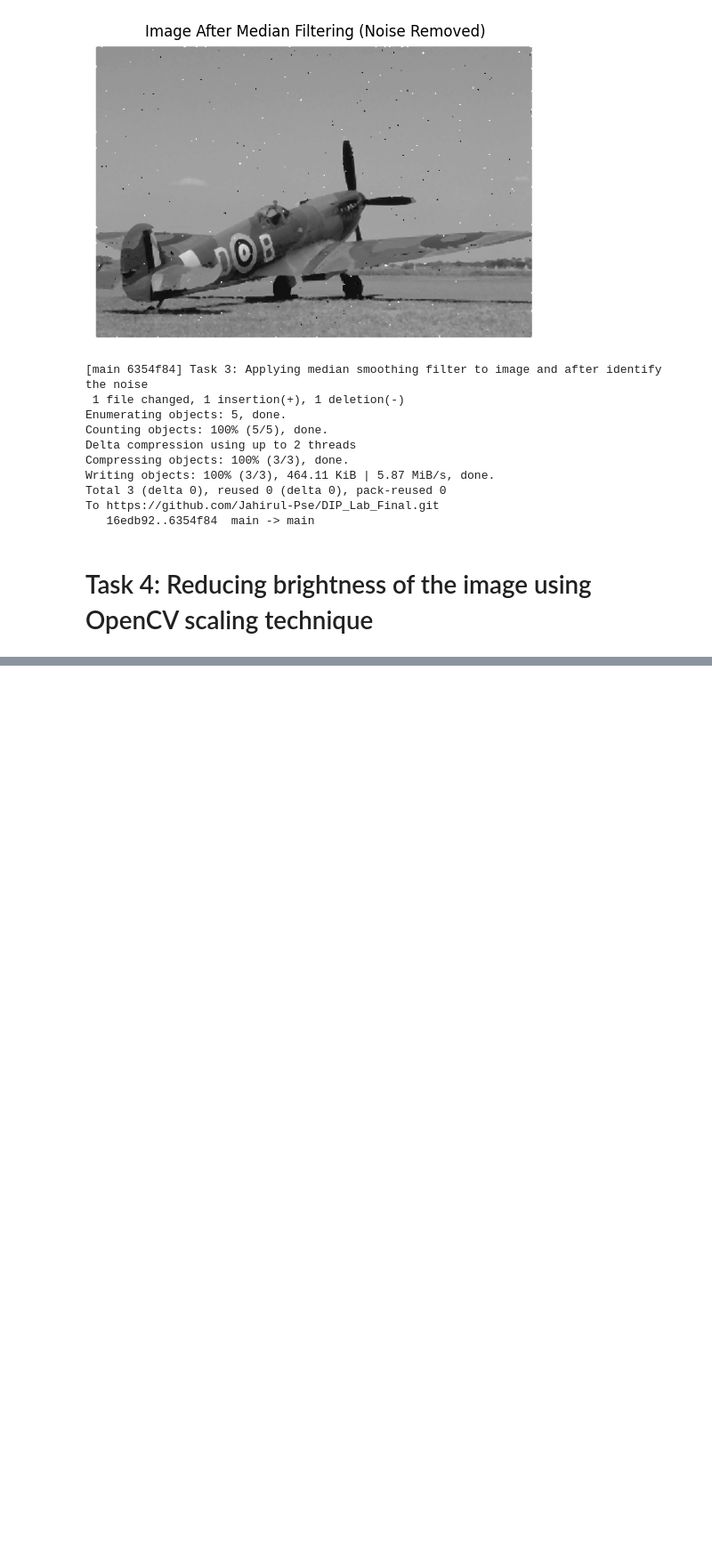
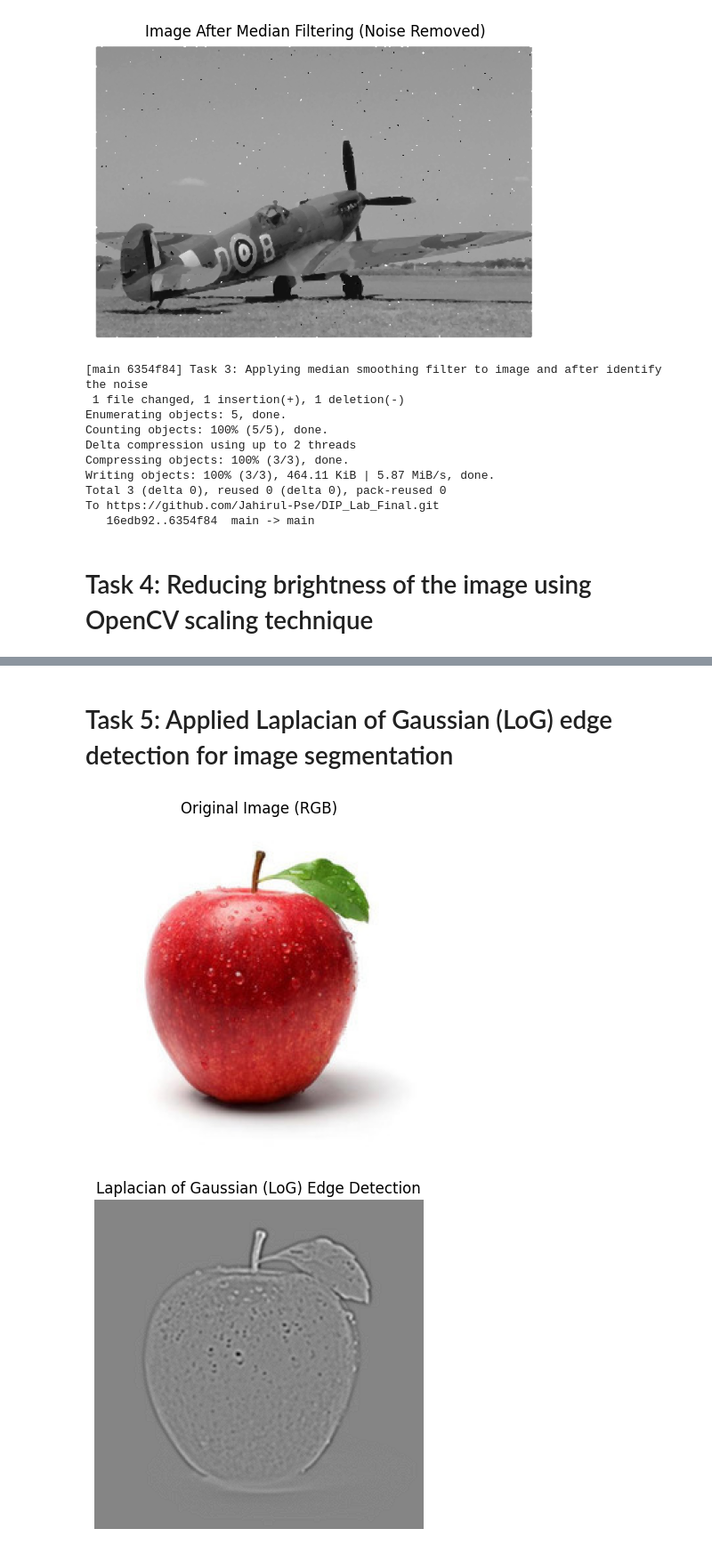
Before and after one commit to Jahirul-Pse/DIP_Lab_Final, a Jupyter notebook: LabFinal.ipynb, the cells around one changed output, grey strips where cells are left out. Shown at 89% size. Cells and saved outputs as stored; diff of their text form; code cells hidden in the pictures; blank space fills up the shorter version.

```diff
--- a/LabFinal.ipynb
+++ b/LabFinal.ipynb
@@ -259,0 +270,30 @@ plt.show()
+# %% [markdown]
+# Task 5: Applied Laplacian of Gaussian (LoG) edge detection for image segmentation
+# %%
+# Loading the image (DIP_Lab_task_05.jpg)
+image_path = '/content/drive/MyDrive/Lab_Final_images/DIP_Lab_task_05.jpg'
+image = cv2.imread(image_path)
+
+# Converting the image to grayscale
+image_gray = cv2.cvtColor(image, cv2.COLOR_BGR2GRAY)
+
+# Displaying the original RGB image
+plt.imshow(cv2.cvtColor(image, cv2.COLOR_BGR2RGB))
+plt.axis('off')
+plt.title("Original Image (RGB)")
+plt.show()
+
+# Applying Gaussian filter
+blurred_image = cv2.GaussianBlur(image_gray, (5, 5), 0)
+
+# Applying Laplacian edge detection
+laplacian = cv2.Laplacian(blurred_image, cv2.CV_64F)
+
+# Displaying the edges
+plt.imshow(laplacian, cmap='gray')
+plt.axis('off')
+plt.title("Laplacian of Gaussian (LoG) Edge Detection")
+plt.show()
+# %% [output]
+[figure, added]
+[figure, added]
```
Also changed, not shown: parts of 3 cells of this notebook.
